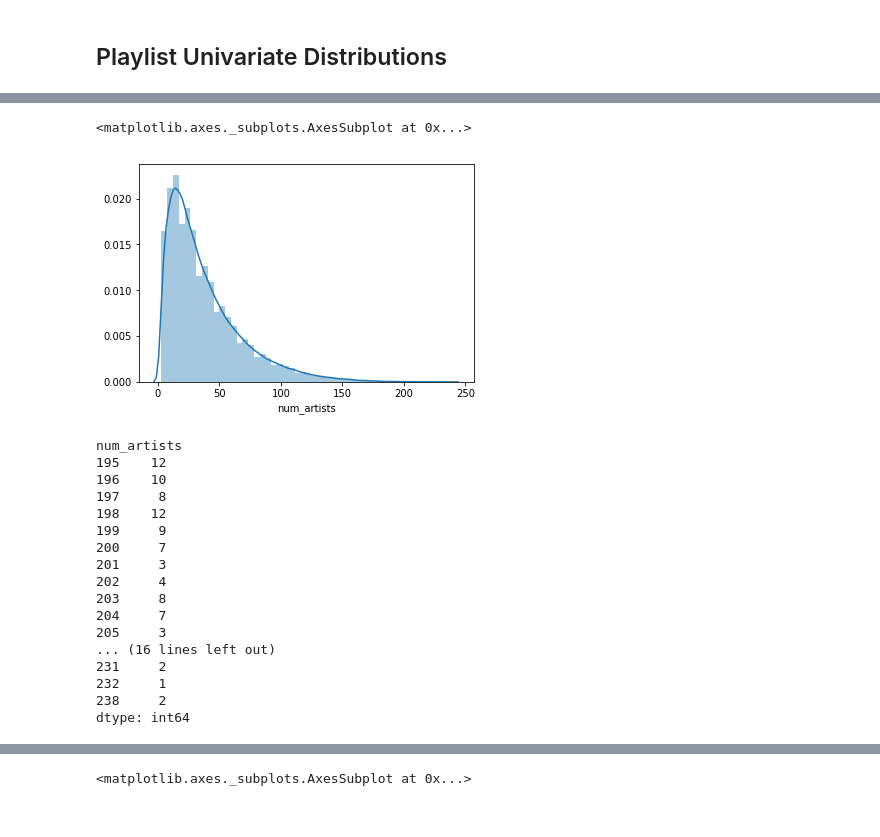
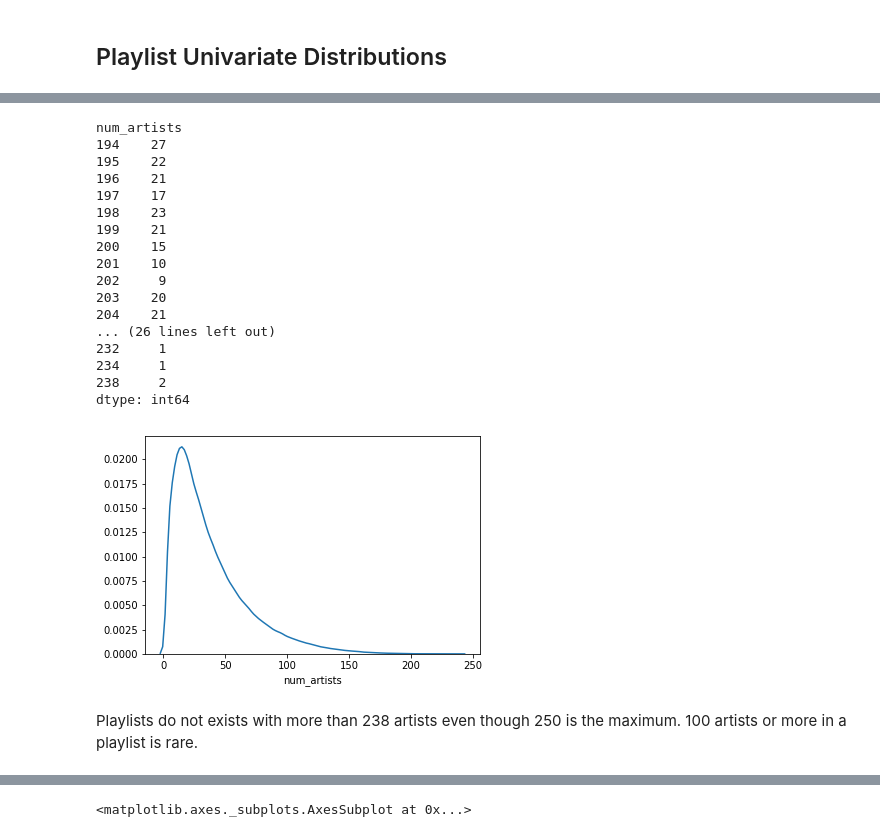
Before and after one commit to adamkhazi/one-million-playlists, a Jupyter notebook: exploration/basic.ipynb, the cells around one changed output, grey strips where cells are left out. Drawn from its saved outputs; the diff is of its cells as text; code cells hidden in the pictures.

```diff
--- a/exploration/basic.ipynb
+++ b/exploration/basic.ipynb
@@ -118,26 +118,25 @@ sns.distplot(playlistDataDF['num_followers'])
 # %%
-sns.distplot(playlistDataDF['num_artists'])
+sns.distplot(playlistDataDF['num_artists'], hist=False)
+playlistDataDF.groupby(['num_artists']).size().tail(40)
 # %% [output]
-<matplotlib.axes._subplots.AxesSubplot at 0x...>
+num_artists
+194    27
+195    22
+196    21
+197    17
+198    23
+199    21
+200    15
+201    10
+202     9
+203    20
+204    21
+... (26 lines left out)
+232     1
+234     1
+238     2
+dtype: int64
-[figure, old version]
+[figure, new version]
-# %%
-playlistDataDF.groupby(['num_artists']).size().tail(30)
-# %% [output]
-num_artists
-195    12
-196    10
-197     8
-198    12
-199     9
-200     7
-201     3
-202     4
-203     8
-204     7
-205     3
-... (16 lines left out)
-231     2
-232     1
-238     2
-dtype: int64
+# %% [markdown]
+Playlists do not exists with more than 238 artists even though 250 is the maximum. 100 artists or more in a playlist is rare.
 # %%
```
Also changed, not shown: parts of 11 cells of this notebook.
